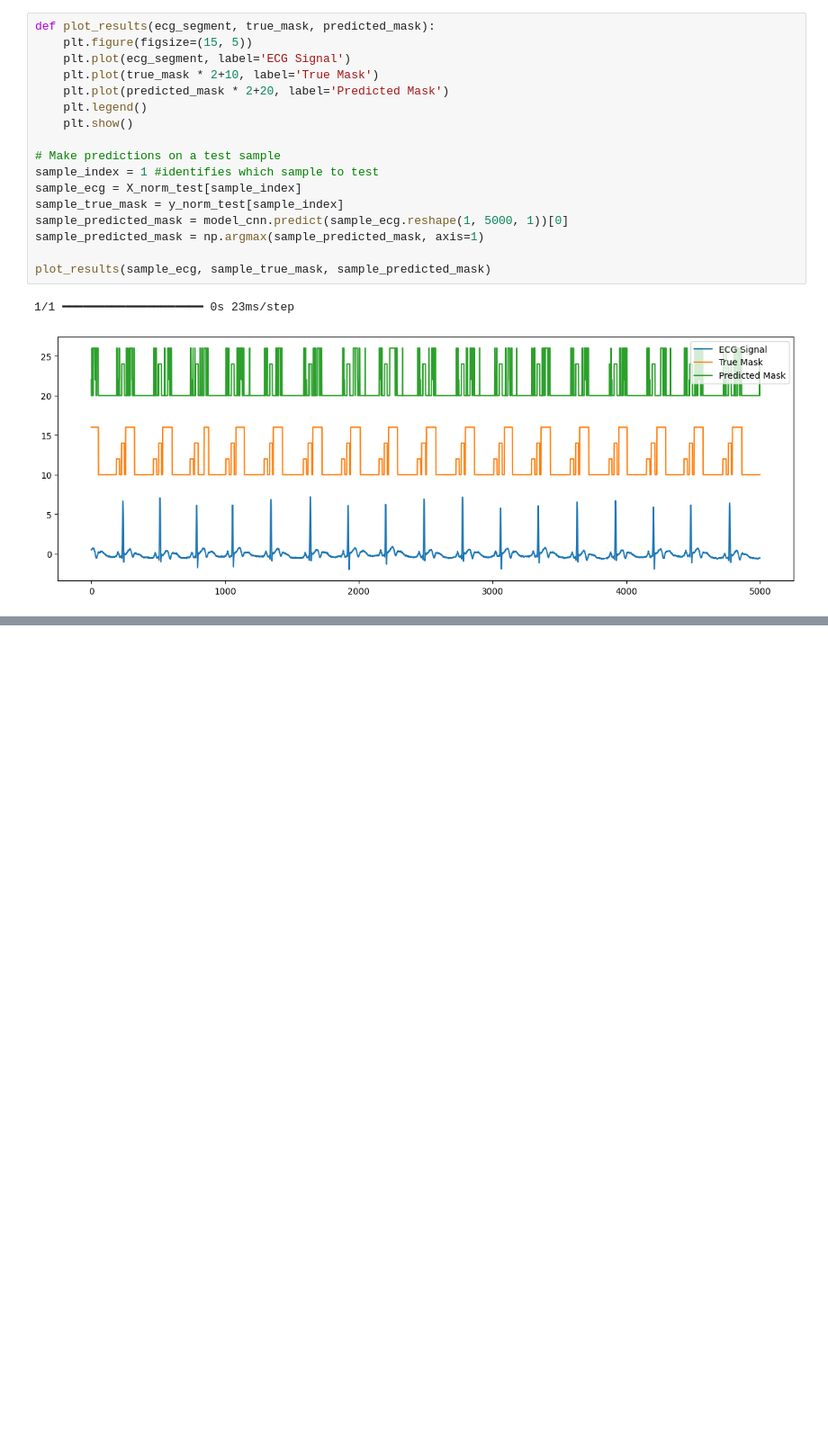
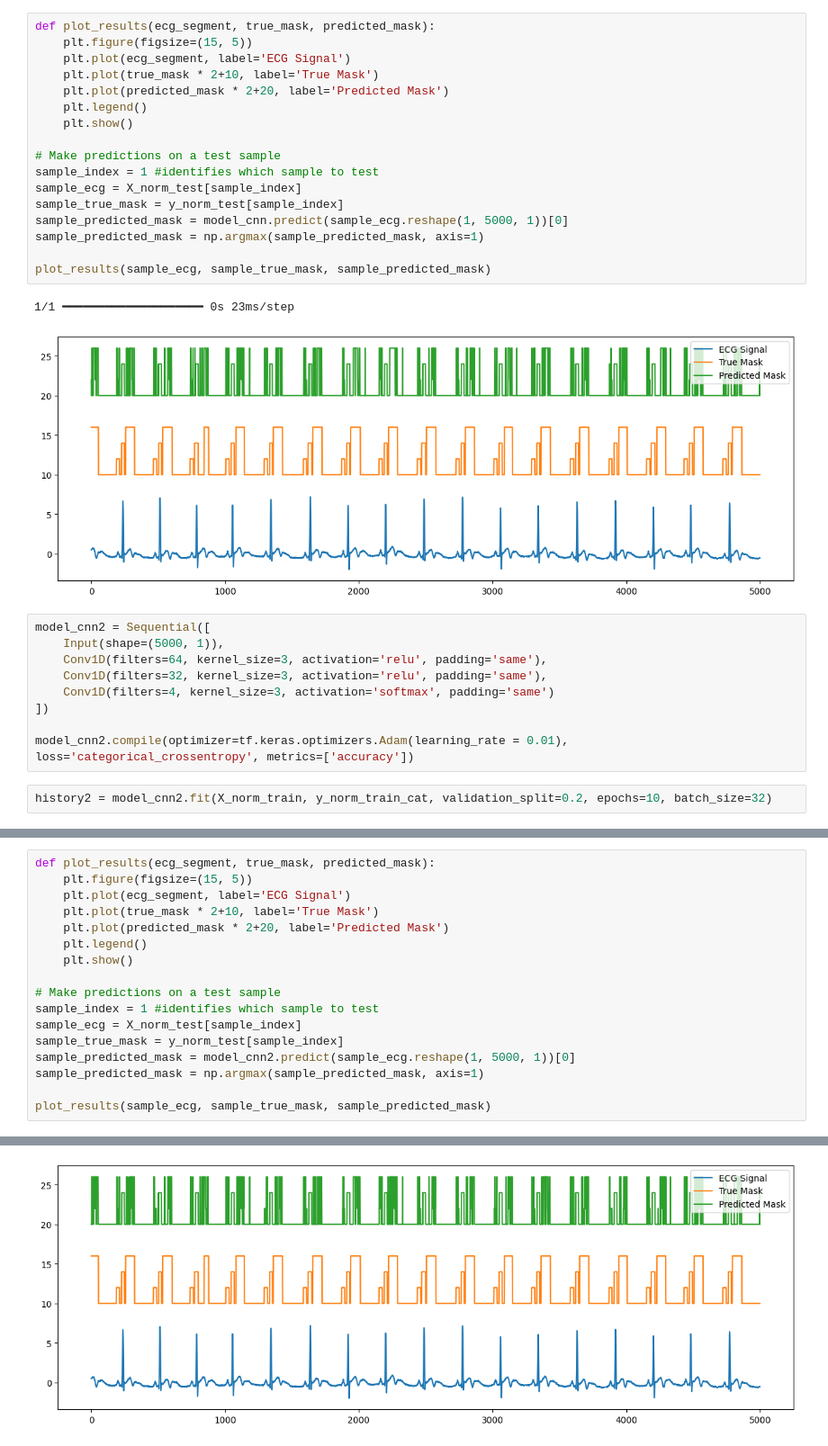
Before and after one commit to Preksha-bitsnbytes/ECG-timeseries-analysis_Deep-learning-in-Python, a Jupyter notebook: pyECG_CNN.ipynb, the cells around one changed output, grey strips where cells are left out. Shown at 90% size. Saved outputs shown, nothing was run; the diff lists cells and outputs as text; blank space fills up the shorter version.

```diff
--- a/pyECG_CNN.ipynb
+++ b/pyECG_CNN.ipynb
@@ -253,3 +142,14 @@ plot_results(sample_ecg, sample_true_mask, sample_predicted_mask)
 # %% [output]
 1/1 ━━━━━━━━━━━━━━━━━━━━ 0s 23ms/step
 [figure]
+# %%
+model_cnn2 = Sequential([
+    Input(shape=(5000, 1)),
+    Conv1D(filters=64, kernel_size=3, activation='relu', padding='same'),
+    Conv1D(filters=32, kernel_size=3, activation='relu', padding='same'),
+    Conv1D(filters=4, kernel_size=3, activation='softmax', padding='same')
+])
+
+model_cnn2.compile(optimizer=tf.keras.optimizers.Adam(learning_rate = 0.01), loss='categorical_crossentropy', metrics=['accuracy'])
+# %%
+history2 = model_cnn2.fit(X_norm_train, y_norm_train_cat, validation_split=0.2, epochs=10, batch_size=32)
@@ -255,0 +177,18 @@ plot_results(sample_ecg, sample_true_mask, sample_predicted_mask)
+# %%
+def plot_results(ecg_segment, true_mask, predicted_mask):
+    plt.figure(figsize=(15, 5))
+    plt.plot(ecg_segment, label='ECG Signal')
+    plt.plot(true_mask * 2+10, label='True Mask')
+    plt.plot(predicted_mask * 2+20, label='Predicted Mask')
+    plt.legend()
+    plt.show()
+
+# Make predictions on a test sample
+sample_index = 1 #identifies which sample to test
+sample_ecg = X_norm_test[sample_index]
+sample_true_mask = y_norm_test[sample_index]
+sample_predicted_mask = model_cnn2.predict(sample_ecg.reshape(1, 5000, 1))[0]
+sample_predicted_mask = np.argmax(sample_predicted_mask, axis=1)
+
+plot_results(sample_ecg, sample_true_mask, sample_predicted_mask)
+# %% [output]
@@ -255,0 +196 @@ plot_results(sample_ecg, sample_true_mask, sample_predicted_mask)
+[figure, added]
```
Also changed, not shown: parts of 4 cells of this notebook, 3 other files.
